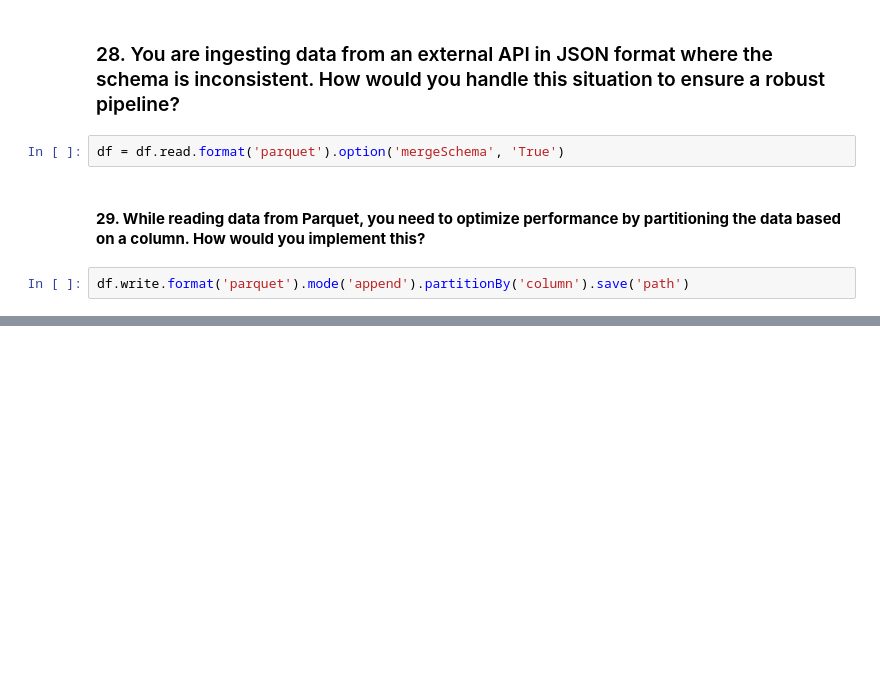
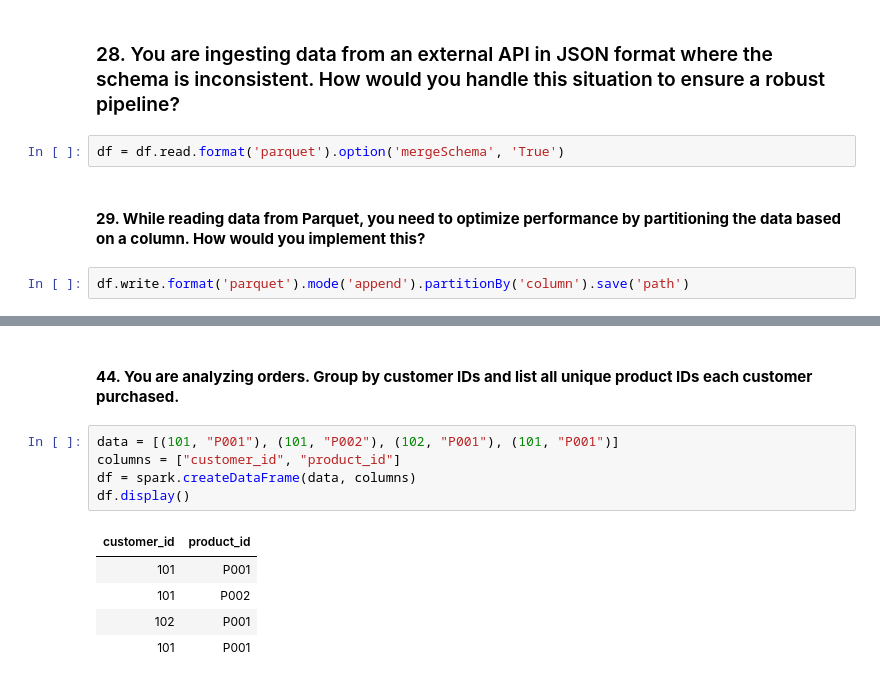
Before and after one commit to Abishek0710/Interview-Questions-Preparation, a Jupyter notebook: Pyspark Interview Qns/PySpark Interview.ipynb, the cells around one changed output, grey strips where cells are left out. Drawn from its saved outputs; the diff is of its cells as text; blank space fills up the shorter version.

```diff
--- a/Pyspark Interview Qns/PySpark Interview.ipynb
+++ b/Pyspark Interview Qns/PySpark Interview.ipynb
@@ -560,0 +630,13 @@ df.write.format('parquet').mode('append').partitionBy('column').save('path')
+# %% [markdown]
+#### **44. You are analyzing orders. Group by customer IDs and list all unique product IDs each customer purchased.**
+# %%
+data = [(101, "P001"), (101, "P002"), (102, "P001"), (101, "P001")]
+columns = ["customer_id", "product_id"]
+df = spark.createDataFrame(data, columns)
+df.display()
+# %% [output]
+| customer_id | product_id |
+| 101 | P001 |
+| 101 | P002 |
+| 102 | P001 |
+| 101 | P001 |
```
Also changed, not shown: parts of 33 cells of this notebook.
